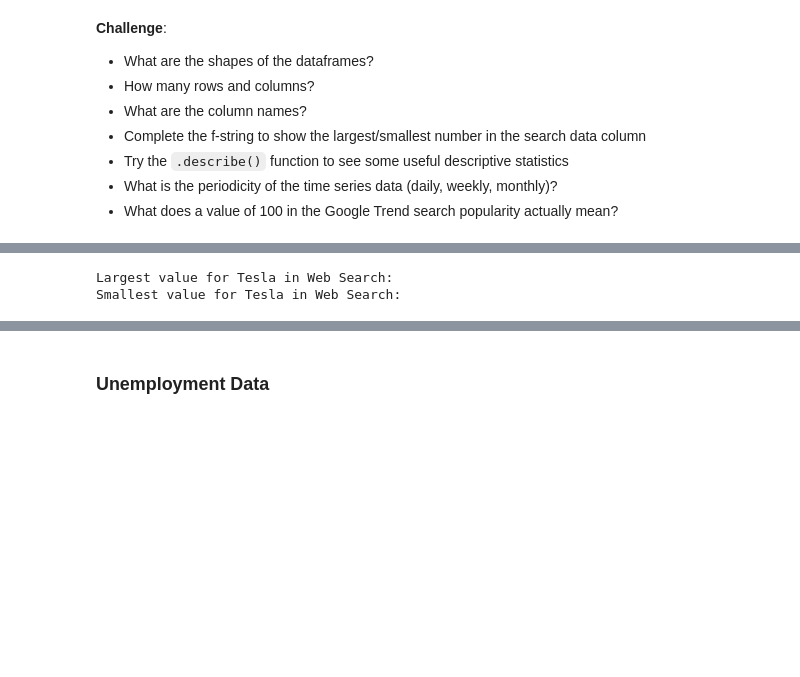
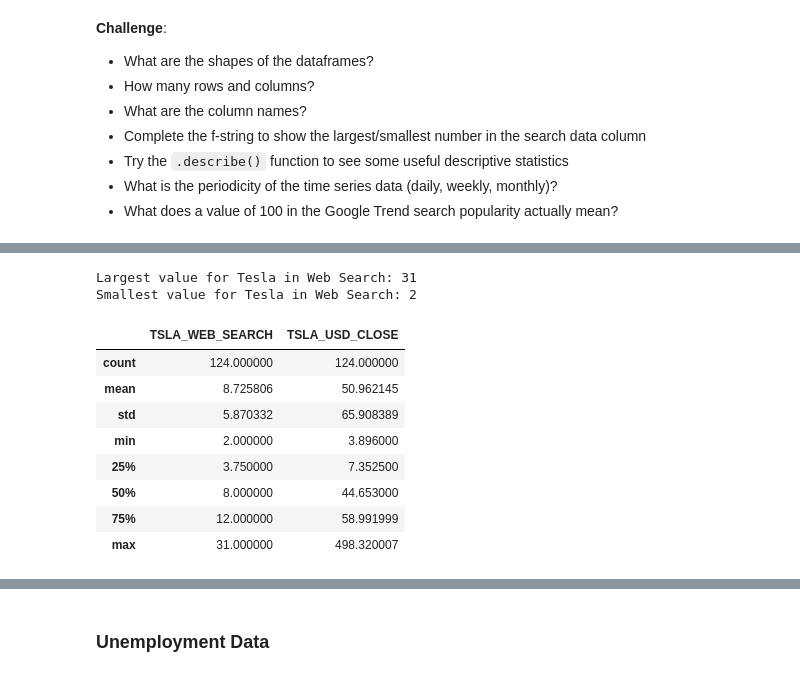
Before and after one commit to nipsalvin/Data-Science, a Jupyter notebook: Google_Trends_and_Data_Visualisation/Google_Trends_and_Data_Visualisation.ipynb, the cells around one changed output, grey strips where cells are left out. Cells and saved outputs as stored; diff of their text form; code cells hidden in the pictures; blank space fills up the shorter version.

```diff
--- a/Google_Trends_and_Data_Visualisation/Google_Trends_and_Data_Visualisation.ipynb
+++ b/Google_Trends_and_Data_Visualisation/Google_Trends_and_Data_Visualisation.ipynb
@@ -49,6 +69,28 @@ df_unemployment = pd.read_csv('/content/drive/MyDrive/Data Science Projects/Goog
 # %%
-print(f'Largest value for Tesla in Web Search: ')
-print(f'Smallest value for Tesla in Web Search: ')
+l_tesla_id = df_tesla.TSLA_WEB_SEARCH.idxmax()
+l_tesla_value = df_tesla.TSLA_WEB_SEARCH[l_tesla_id]
+#Method 2
+l_value = df_tesla.TSLA_WEB_SEARCH.max()
+
+s_tesla_id = df_tesla.TSLA_WEB_SEARCH.idxmin()
+s_tesla_value = df_tesla.TSLA_WEB_SEARCH[s_tesla_id]
+#Method 2
+s_value = df_tesla.TSLA_WEB_SEARCH.min()
+
+print(f'Largest value for Tesla in Web Search: {l_tesla_value}')
+print(f'Smallest value for Tesla in Web Search: {s_tesla_value}')
 # %% [output]
-Largest value for Tesla in Web Search:
-Smallest value for Tesla in Web Search:
+Largest value for Tesla in Web Search: 31
+Smallest value for Tesla in Web Search: 2
+# %%
+df_tesla.describe()
+# %% [output]
+|  | TSLA_WEB_SEARCH | TSLA_USD_CLOSE |
+| count | 124.000000 | 124.000000 |
+| mean | 8.725806 | 50.962145 |
+| std | 5.870332 | 65.908389 |
+| min | 2.000000 | 3.896000 |
+| 25% | 3.750000 | 7.352500 |
+| 50% | 8.000000 | 44.653000 |
+| 75% | 12.000000 | 58.991999 |
+| max | 31.000000 | 498.320007 |
```
Also changed, not shown: parts of 9 cells of this notebook.
